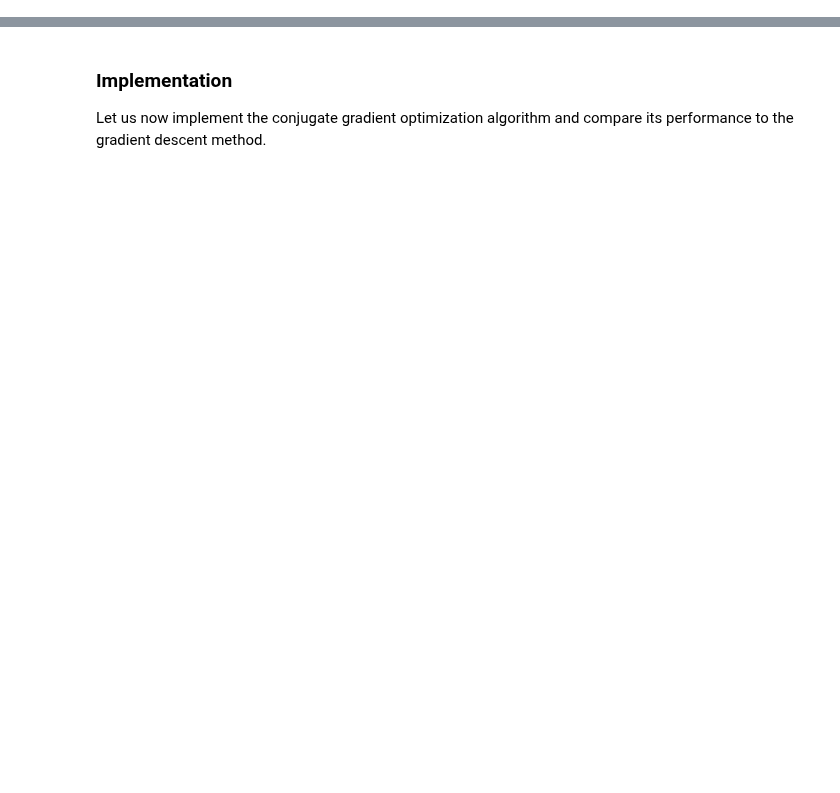
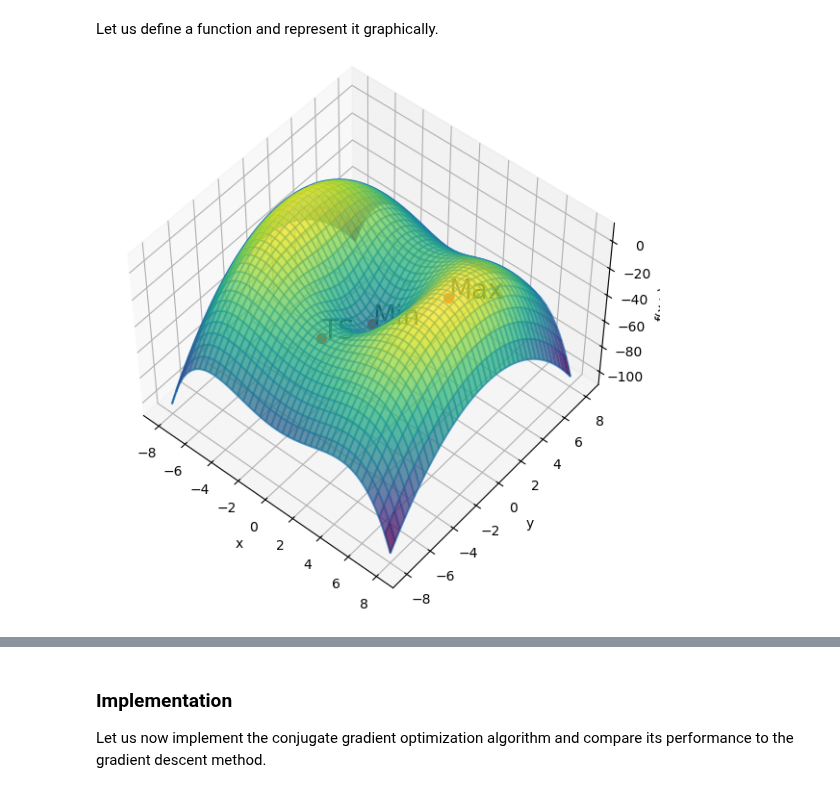
Before and after one commit to kthpanor/echem, a Jupyter notebook: docs/mol_struct/opt_struct.ipynb, the cells around one changed output, grey strips where cells are left out. Drawn from its saved outputs; the diff is of its cells as text; code cells hidden in the pictures; blank space fills up the shorter version.

Commit message:
modified Optimization methods to use a 2-variable function; must double-check CG

```diff
--- a/docs/mol_struct/opt_struct.ipynb
+++ b/docs/mol_struct/opt_struct.ipynb
@@ -22,0 +27,58 @@ The gradient-descent method is simple to implement and is guaranteed to converge
+# %% [markdown]
+Let us define a function and represent it graphically.
+# %%
+def f(x, y):
+    return -x**4 / 40.0 + x**2 - y**2 - 50.0 * np.exp(-(x**2 + y**2)/10.0)
+# %%
+# Let's represent the function graphically
+# First, we need to create the X,Y grid
+x = np.arange(-8, 8.01, 0.1)
+y = np.arange(-8, 8.01, 0.1)
+X, Y = np.meshgrid(x, y)
+
+# Next, we have to calculate the value of f at each point on the grid
+Z = f(X, Y)
+
+# Add a wireframe and a
+# partly translucent surface plot on top of each other
+fig = plt.figure(figsize=(7, 7))
+ax = plt.axes(projection='3d')
+ax.plot_wireframe(X, Y, Z, alpha=0.75)
+ax.plot_surface(X, Y, Z, cmap='viridis', alpha=0.75)
+
+# Side view
+ax.view_init(50, -50)
+
+# Set axis labels
+ax.set_xlabel('x')
+ax.set_ylabel('y')
+ax.set_zlabel('f(x,y)')
+
+# Label the special points on the surface
+# Minimum
+x1 = 0
+y1 = 0
+st = 'Min'
+
+ax.scatter(x1, y1, f(x1, y1), s=50, color='red')
+ax.text(x1, y1, f(x1, y1), st, size=20, color='black')
+
+# Saddle point
+x2 = 0
+y2 = -4.2
+st = 'TS'
+
+ax.scatter(x2, y2, f(x2, y2), s=50, color='red')
+ax.text(x2, y2, f(x2, y2), st, size=20, color='black')
+
+# Maximum
+x3 = 5.25
+y3 = 0
+st = 'Max'
+
+ax.scatter(x3, y3, f(x3, y3), s=50, color='red')
+ax.text(x3, y3, f(x3, y3), st, size=20, color='black')
+
+plt.show()
+# %% [output]
+[figure, added]
```
Also changed, not shown: parts of 50 cells of this notebook, 2 other files.
